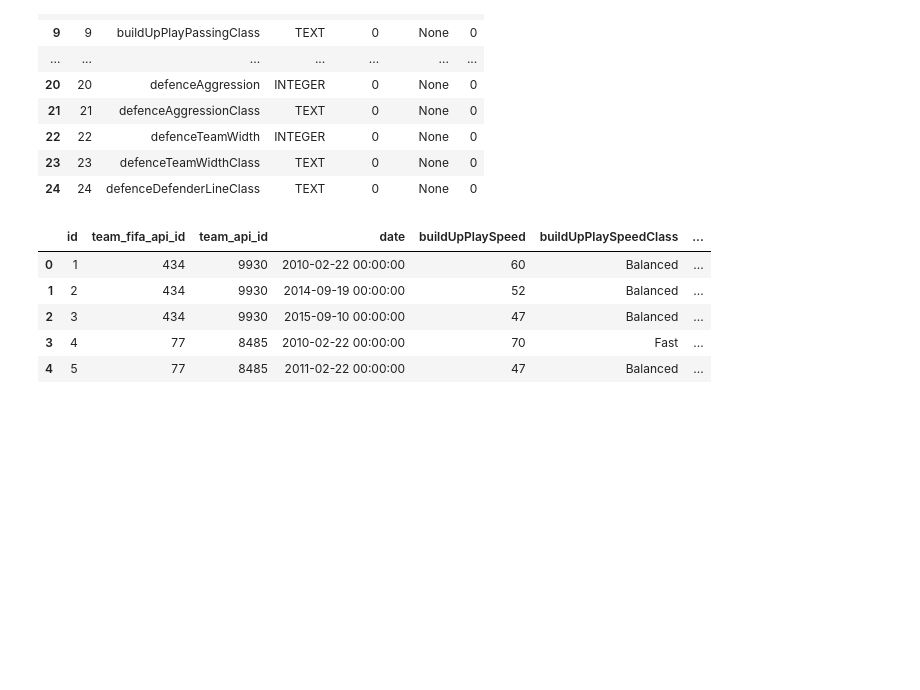
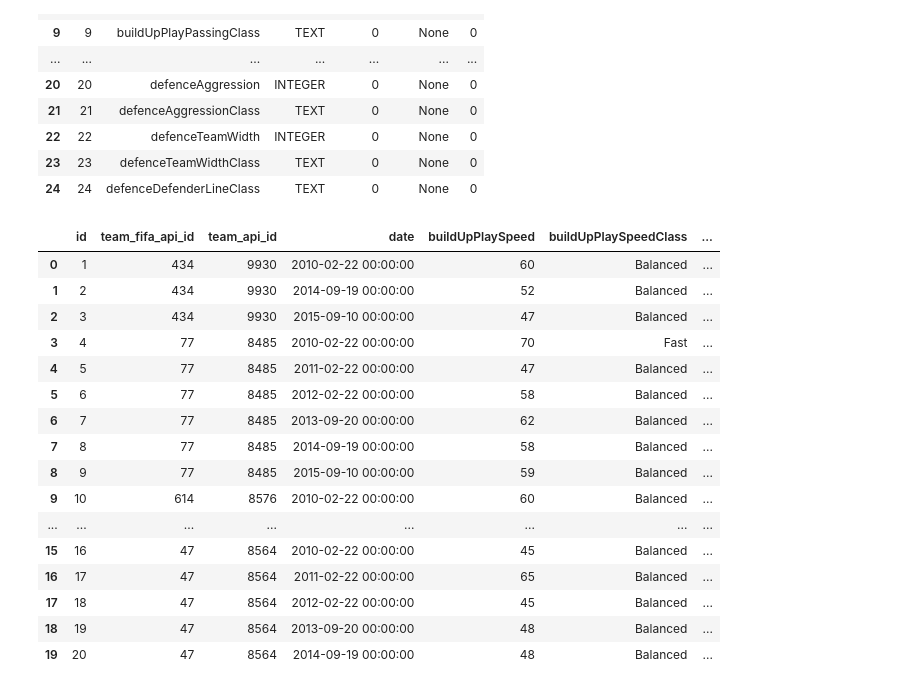
Before and after one commit to ShaliniBekaroe/Datalab_semester2_Groep1, a Jupyter notebook: notebook/data_mining.ipynb, the cells around one changed output. Cells and saved outputs as stored; diff of their text form; code cells hidden in the pictures; blank space fills up the shorter version.

Commit message:
edit: attributes

```diff
--- a/notebook/data_mining.ipynb
+++ b/notebook/data_mining.ipynb
@@ -288,20 +291,31 @@ df_info
 # %%
 import pandas as pd
 
 pd.set_option('display.max_columns', None)   # alle kolommen tonen
 pd.set_option('display.width', None)         # geen afkapping
 
 query_2 = "SELECT * FROM Team_Attributes"
 df_player_Attribute = pd.read_sql_query(query_2, conn)
 
-df_player_Attribute.head()
+df_player_Attribute.head(20)
 # %% [output]
 |  | id | team_fifa_api_id | team_api_id | date | buildUpPlaySpeed | buildUpPlaySpeedClass | ... |
 | 0 | 1 | 434 | 9930 | 2010-02-22 00:00:00 | 60 | Balanced | ... |
 | 1 | 2 | 434 | 9930 | 2014-09-19 00:00:00 | 52 | Balanced | ... |
 | 2 | 3 | 434 | 9930 | 2015-09-10 00:00:00 | 47 | Balanced | ... |
 | 3 | 4 | 77 | 8485 | 2010-02-22 00:00:00 | 70 | Fast | ... |
 | 4 | 5 | 77 | 8485 | 2011-02-22 00:00:00 | 47 | Balanced | ... |
+| 5 | 6 | 77 | 8485 | 2012-02-22 00:00:00 | 58 | Balanced | ... |
+| 6 | 7 | 77 | 8485 | 2013-09-20 00:00:00 | 62 | Balanced | ... |
+| 7 | 8 | 77 | 8485 | 2014-09-19 00:00:00 | 58 | Balanced | ... |
+| 8 | 9 | 77 | 8485 | 2015-09-10 00:00:00 | 59 | Balanced | ... |
+| 9 | 10 | 614 | 8576 | 2010-02-22 00:00:00 | 60 | Balanced | ... |
+| ... | ... | ... | ... | ... | ... | ... | ... |
+| 15 | 16 | 47 | 8564 | 2010-02-22 00:00:00 | 45 | Balanced | ... |
+| 16 | 17 | 47 | 8564 | 2011-02-22 00:00:00 | 65 | Balanced | ... |
+| 17 | 18 | 47 | 8564 | 2012-02-22 00:00:00 | 45 | Balanced | ... |
+| 18 | 19 | 47 | 8564 | 2013-09-20 00:00:00 | 48 | Balanced | ... |
+| 19 | 20 | 47 | 8564 | 2014-09-19 00:00:00 | 48 | Balanced | ... |
 # %%
 corr = df_ranglijst_uitgebreid [[
     'points',
```
Also changed, not shown: parts of 2 cells of this notebook.
